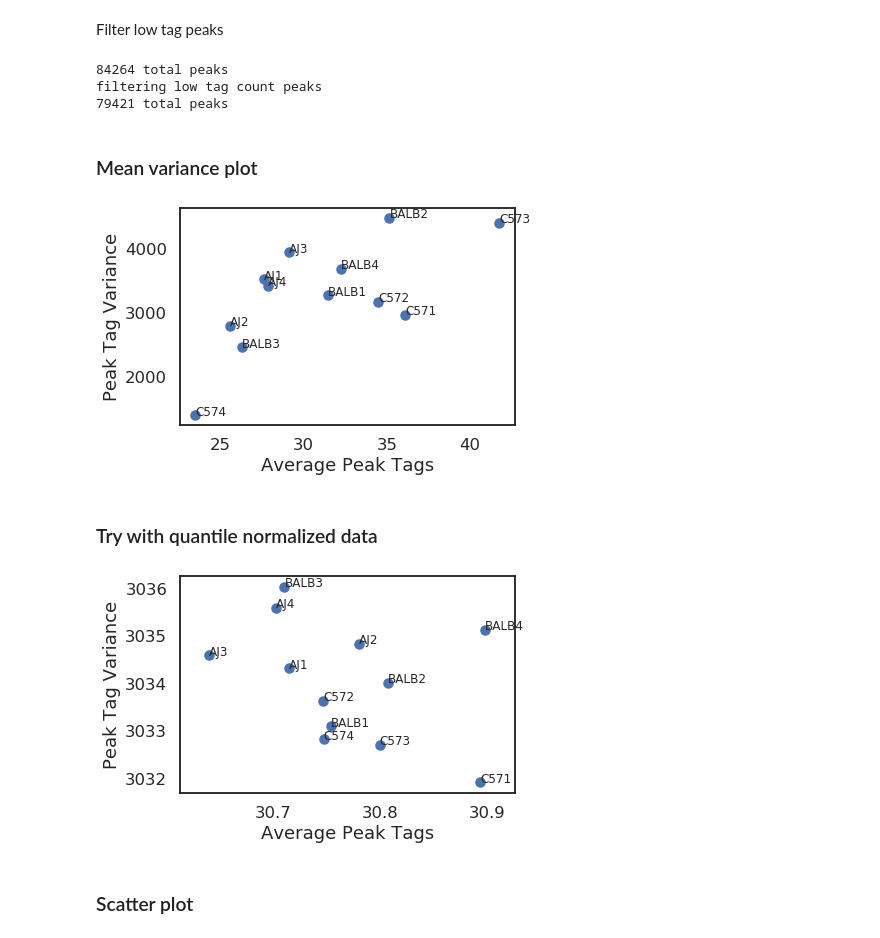
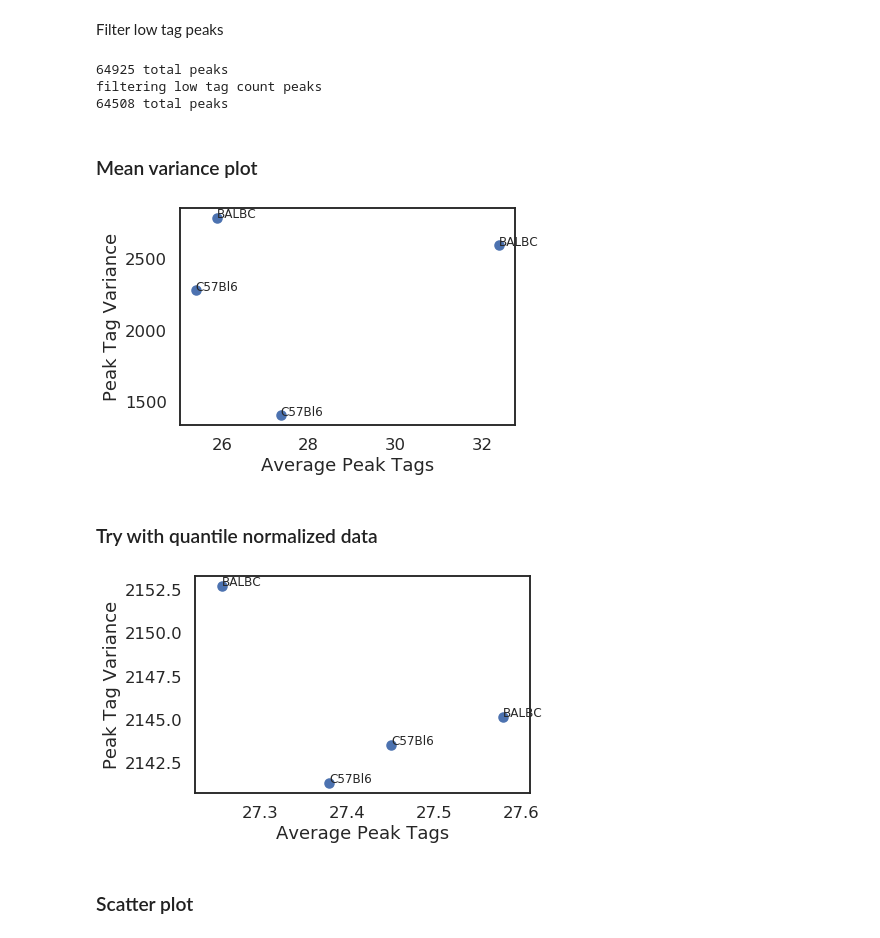
Before and after one commit to HunterBennett/strains, a Jupyter notebook: results/07_Strains_Control_BMDM_ATAC_01b_MAH_Annotation.ipynb, the cells around one changed output. Saved outputs shown, nothing was run; the diff lists cells and outputs as text; code cells hidden in the pictures.

```diff
--- a/results/07_Strains_Control_BMDM_ATAC_01b_MAH_Annotation.ipynb
+++ b/results/07_Strains_Control_BMDM_ATAC_01b_MAH_Annotation.ipynb
@@ -197,7 +200,7 @@ if not os.path.isdir('./figures'):
 df, mat = read_annotated_peaks('./merged_peaks/ann_norm_idr_peaks_merged.txt')
 
 # shorten columns to make labeling nicer
-mat.columns = mat.columns.str.split('/').str[-1]
+mat.columns = mat.columns.str.split('/').str[-2]
 
 # quantile normalize data
 mat_quant = quantile_normalize_df(mat)
@@ -207,7 +210,7 @@ Filter low tag peaks
 # use group based mat filter - have to set manually
 print(mat.shape[0], 'total peaks')
 print('filtering low tag count peaks')
-groups=[[0,1,2,3], [4,5,6,7], [8,9,10,11]]
+groups=[[0,1], [2,3]]
 peaks = []
 for group in groups:
     peaks.extend(mat.loc[mat.iloc[:, group].mean(1) > 5, :].index.tolist())
@@ -217,9 +220,9 @@ mat_quant = mat_quant.reindex(list(set(peaks)))
 mat_quant = mat_quant.dropna(how='all')
 print(mat.shape[0], 'total peaks')
 # %% [output]
-84264 total peaks
+64925 total peaks
 filtering low tag count peaks
-79421 total peaks
+64508 total peaks
 # %% [markdown]
 ### Mean variance plot
 # %%
@@ -228,28 +231,28 @@ plt.xlabel('Average Peak Tags')
 plt.ylabel('Peak Tag Variance')
 label_point(mat.mean(),
             mat.var(),
-            mat_quant.columns.str.split('_').str[8],
+            mat_quant.columns.str.split('_').str[0],
             plt.gca())
 
 plt.savefig('./figures/mean_variance_plot.png',
             bbox_inches='tight')
 # %% [output]
-[figure, old version]
+[figure, new version]
 # %% [markdown]
 ### Try with quantile normalized data
 # %%
 ax = plt.scatter(mat_quant.mean(), mat_quant.var())
 plt.xlabel('Average Peak Tags')
 plt.ylabel('Peak Tag Variance')
 label_point(mat_quant.mean(),
             mat_quant.var(),
-            mat_quant.columns.str.split('_').str[8],
+            mat_quant.columns.str.split('_').str[0],
             plt.gca())
 
 plt.savefig('./figures/mean_variance_plot_quantnorm.png',
             bbox_inches='tight')
 # %% [output]
-[figure, old version]
+[figure, new version]
 # %% [markdown]
 ### Scatter plot
 # %%
```
Also changed, not shown: parts of 34 cells of this notebook, 20 other files.
